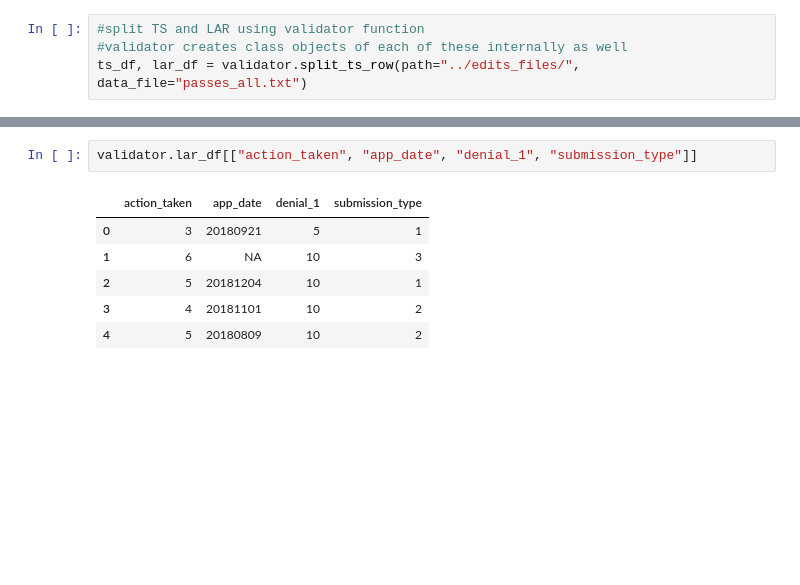
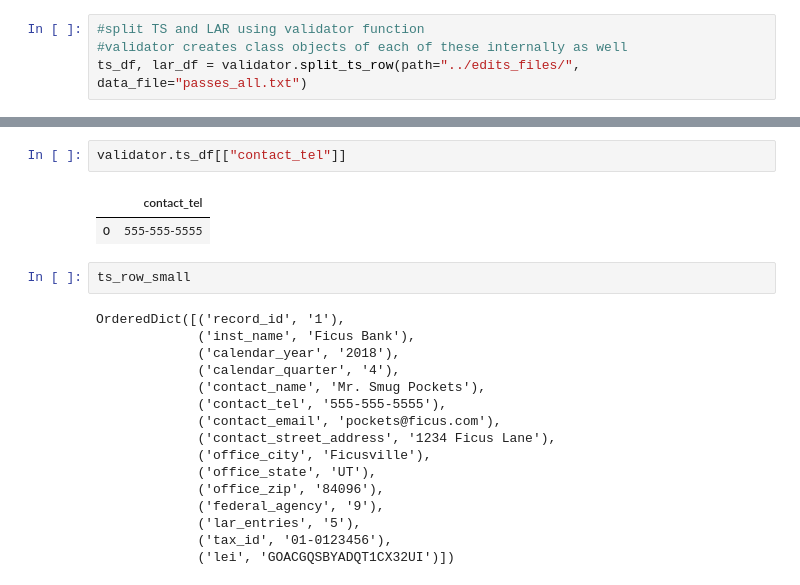
Before and after one commit to cfpb/hmda-test-files, a Jupyter notebook: python/2018_test_file_maker.ipynb, the cells around one changed output, grey strips where cells are left out. Cells and saved outputs as stored; diff of their text form; blank space fills up the shorter version.

```diff
--- a/python/2018_test_file_maker.ipynb
+++ b/python/2018_test_file_maker.ipynb
@@ -195,9 +205,23 @@ applying: v612_2
-# %%
-validator.lar_df[["action_taken", "app_date", "denial_1", "submission_type"]]
-# %% [output]
-|  | action_taken | app_date | denial_1 | submission_type |
-| 0 | 3 | 20180921 | 5 | 1 |
-| 1 | 6 | NA | 10 | 3 |
-| 2 | 5 | 20181204 | 10 | 1 |
-| 3 | 4 | 20181101 | 10 | 2 |
-| 4 | 5 | 20180809 | 10 | 2 |
+# %%
+validator.ts_df[["contact_tel"]]
+# %% [output]
+|  | contact_tel |
+| 0 | 555-555-5555 |
+# %%
+ts_row_small
+# %% [output]
+OrderedDict([('record_id', '1'),
+             ('inst_name', 'Ficus Bank'),
+             ('calendar_year', '2018'),
+             ('calendar_quarter', '4'),
+             ('contact_name', 'Mr. Smug Pockets'),
+             ('contact_tel', '555-555-5555'),
+             ('contact_email', 'pockets@ficus.com'),
+             ('contact_street_address', '1234 Ficus Lane'),
+             ('office_city', 'Ficusville'),
+             ('office_state', 'UT'),
+             ('office_zip', '84096'),
+             ('federal_agency', '9'),
+             ('lar_entries', '5'),
+             ('tax_id', '01-0123456'),
+             ('lei', 'GOACGQSBYADQT1CX32UI')])
```
Also changed, not shown: parts of 4 cells of this notebook.
